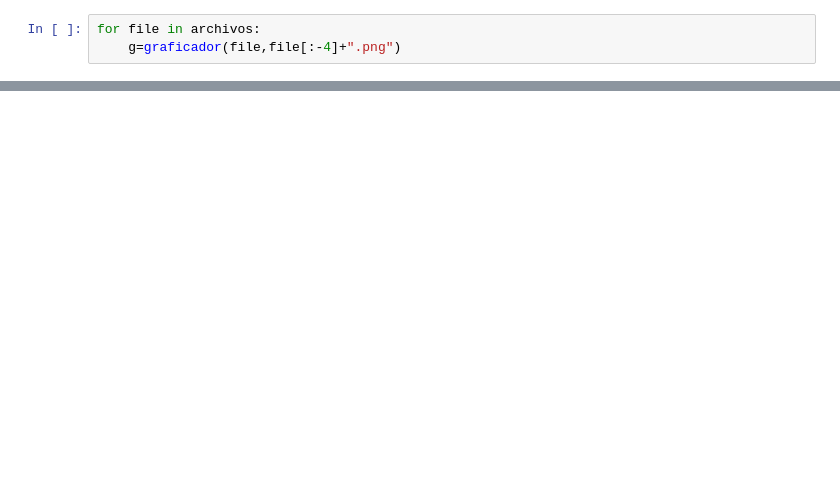
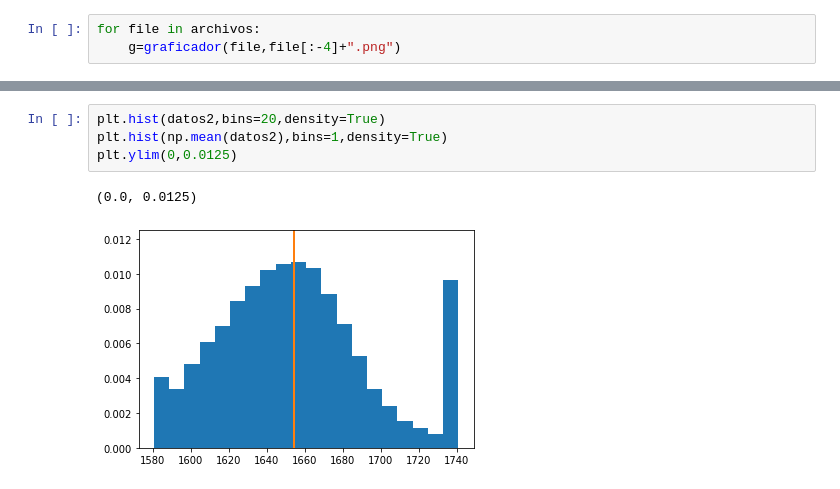
Before and after one commit to judasaca/Practica_optica_SPDC, a Jupyter notebook: Untitled.ipynb, the cells around one changed output, grey strips where cells are left out. Drawn from its saved outputs; the diff is of its cells as text; blank space fills up the shorter version.

```diff
--- a/Untitled.ipynb
+++ b/Untitled.ipynb
@@ -87,0 +74,7 @@ cbar = fig.colorbar(cax)#, ticks=[-1, 0, 1])
+# %%
+plt.hist(datos2,bins=20,density=True)
+plt.hist(np.mean(datos2),bins=1,density=True)
+plt.ylim(0,0.0125)
+# %% [output]
+(0.0, 0.0125)
+[figure, added]
```
Also changed, not shown: parts of 10 cells of this notebook, 10 other files.
